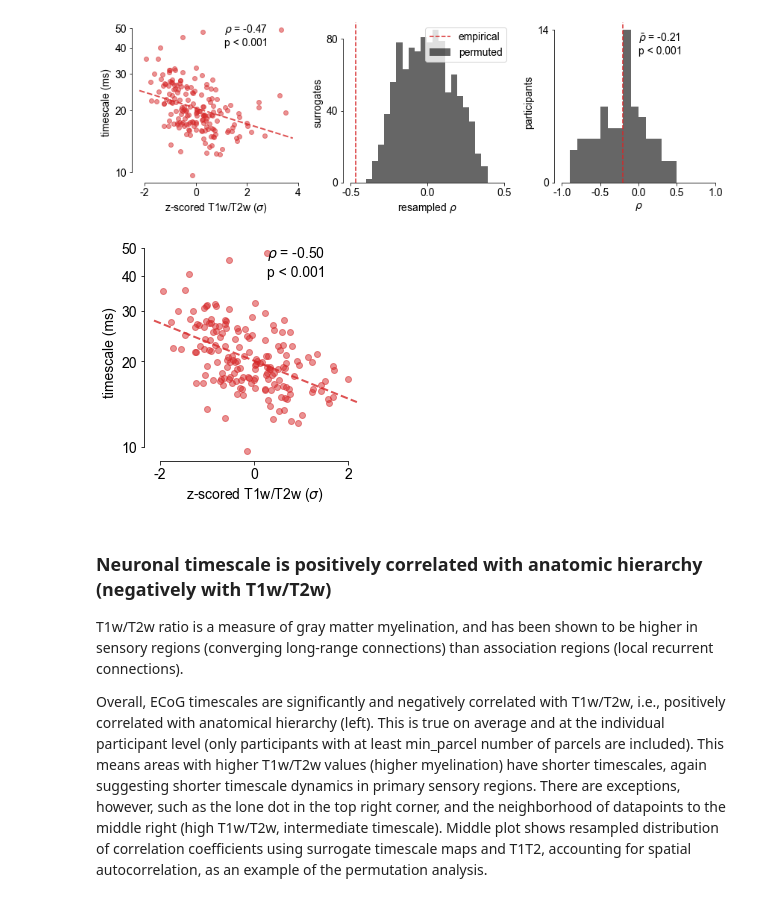
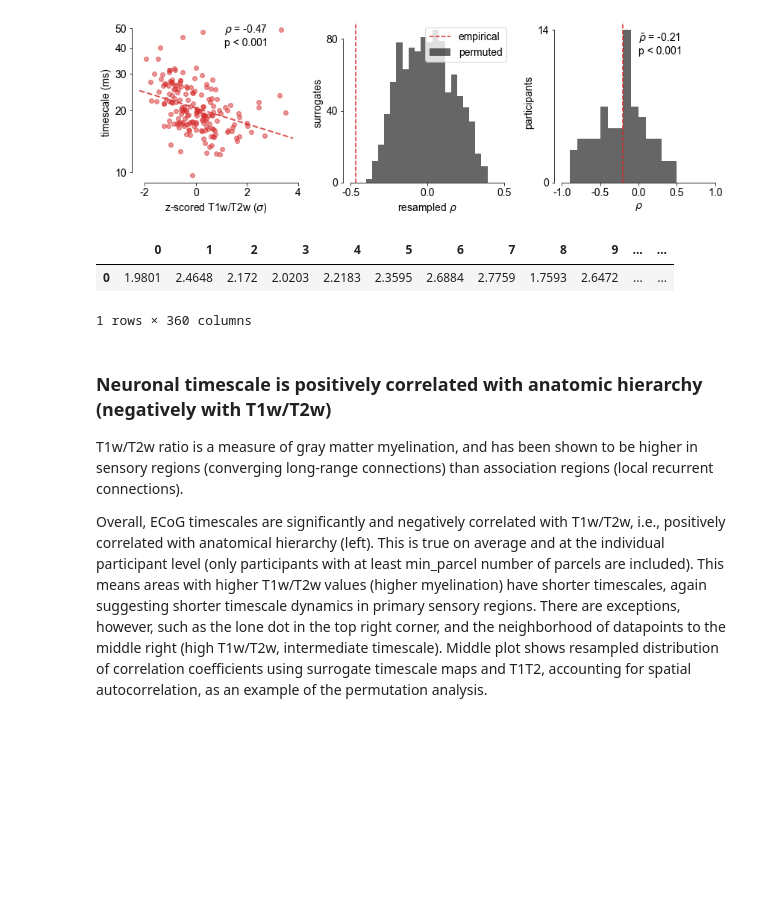
Before and after one commit to rdgao/field-echos, a Jupyter notebook: notebooks/3_viz_human_structural.ipynb, the cells around one changed output. Saved outputs shown, nothing was run; the diff lists cells and outputs as text; code cells hidden in the pictures; blank space fills up the shorter version.

Commit message:
pre-adding thickness vals to pipeline so high chance i might f something up here

```diff
--- a/notebooks/3_viz_human_structural.ipynb
+++ b/notebooks/3_viz_human_structural.ipynb
@@ -355,21 +355,27 @@ colormap sequential: [-2.50e+00, 0.00e+00, 2.50e+00] (opaque)
 [figure]
 [figure]
 # %%
-x_inds = abs(x)<=2
-rho, pv, pv_perm, rho_null = echo_utils.compute_perm_corr(x[x_inds],y[x_inds].values,msr_nulls[:,x_inds])
-m,b,_,_,_ = linregress(x[x_inds],y.values[x_inds])
-plt.figure(figsize=(4,4))
-plt.plot(x[x_inds], y[x_inds], 'o', color=C_ORD[3], alpha=0.5);
-XL= np.array(plt.xlim())
-plt.plot(XL,XL*m+b, '--', lw=2, color=C_ORD[3], alpha=0.8)
-plt.xlabel(r'z-scored T1w/T2w ($\sigma$)');  plt.ylabel('timescale (ms)');
-plt.tick_params('y', which='minor', left=False, labelleft=False)
-echo_utils.set_ticks_truncate_axes(xt=([-2,0,2],None), yt=(np.log10(np.arange(10,60,10)), (np.arange(10, 60, 10)).astype(int)))
-s = echo_utils.sig_str(rho, pv_perm, form='text')
-plt.annotate(s, xy=(0.55, 0.85), xycoords='axes fraction')
-print()
+# ## rerun with removing outliers (reviewer response)
+# x_inds = abs(x)<=2
+# rho, pv, pv_perm, rho_null = echo_utils.compute_perm_corr(x[x_inds],y[x_inds].values,msr_nulls[:,x_inds])
+# m,b,_,_,_ = linregress(x[x_inds],y.values[x_inds])
+# plt.figure(figsize=(4,4))
+# plt.plot(x[x_inds], y[x_inds], 'o', color=C_ORD[3], alpha=0.5);
+# XL= np.array(plt.xlim())
+# plt.plot(XL,XL*m+b, '--', lw=2, color=C_ORD[3], alpha=0.8)
+# plt.xlabel(r'z-scored T1w/T2w ($\sigma$)');  plt.ylabel('timescale (ms)');
+# plt.tick_params('y', which='minor', left=False, labelleft=False)
+# echo_utils.set_ticks_truncate_axes(xt=([-2,0,2],None), yt=(np.log10(np.arange(10,60,10)), (np.arange(10, 60, 10)).astype(int)))
+# s = echo_utils.sig_str(rho, pv_perm, form='text')
+# plt.annotate(s, xy=(0.55, 0.85), xycoords='axes fraction')
+# print()
-# %% [output]
-[figure, removed]
+# %%
+df_thickness = pd.read_table('../data/cortical_thickness.txt', header=None, delimiter=',')
+df_thickness
+# %% [output]
+|  | 0 | 1 | 2 | 3 | 4 | 5 | 6 | 7 | 8 | 9 | ... | ... |
+| 0 | 1.9801 | 2.4648 | 2.172 | 2.0203 | 2.2183 | 2.3595 | 2.6884 | 2.7759 | 1.7593 | 2.6472 | ... | ... |
+1 rows × 360 columns
 # %% [markdown]
 ### Neuronal timescale is positively correlated with anatomic hierarchy (negatively with T1w/T2w)
 T1w/T2w ratio is a measure of gray matter myelination, and has been shown to be higher in sensory regions (converging long-range connections) than association regions (local recurrent connections).
```
Also changed, not shown: parts of 2 cells of this notebook, 3 other files.
